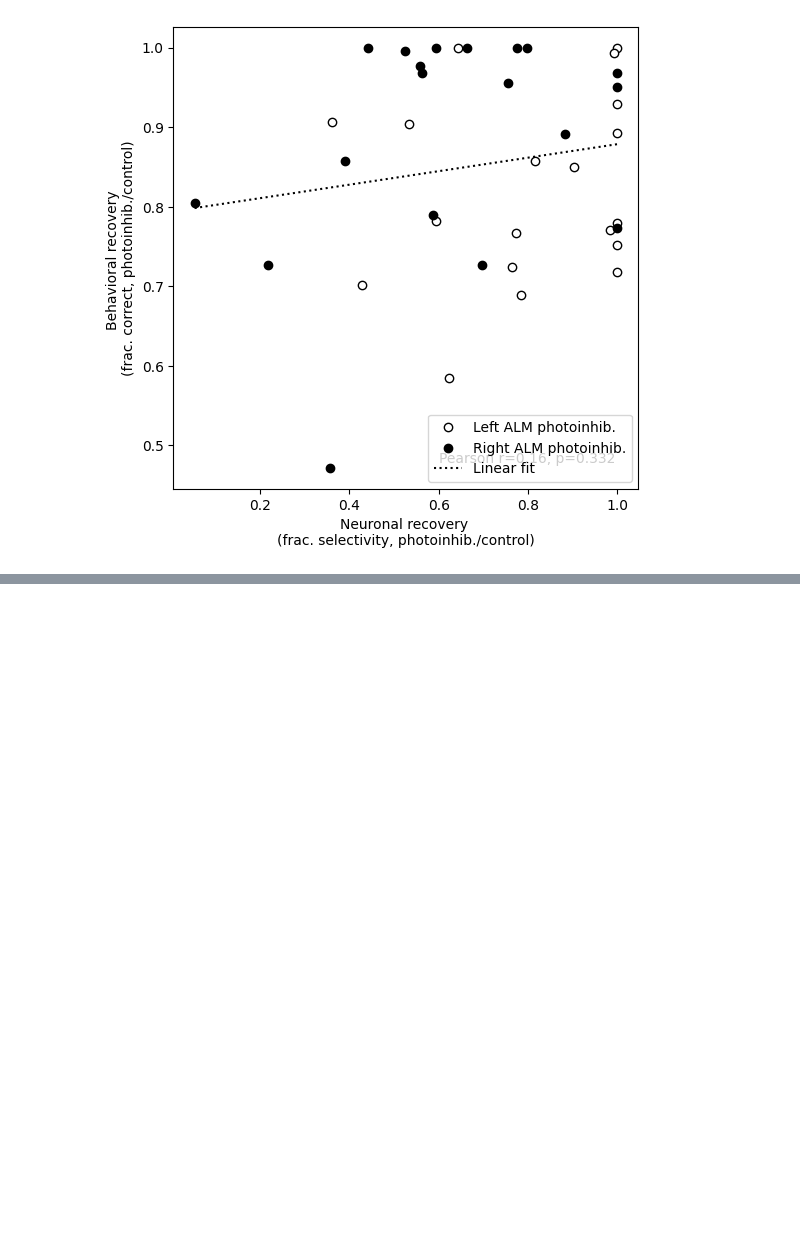
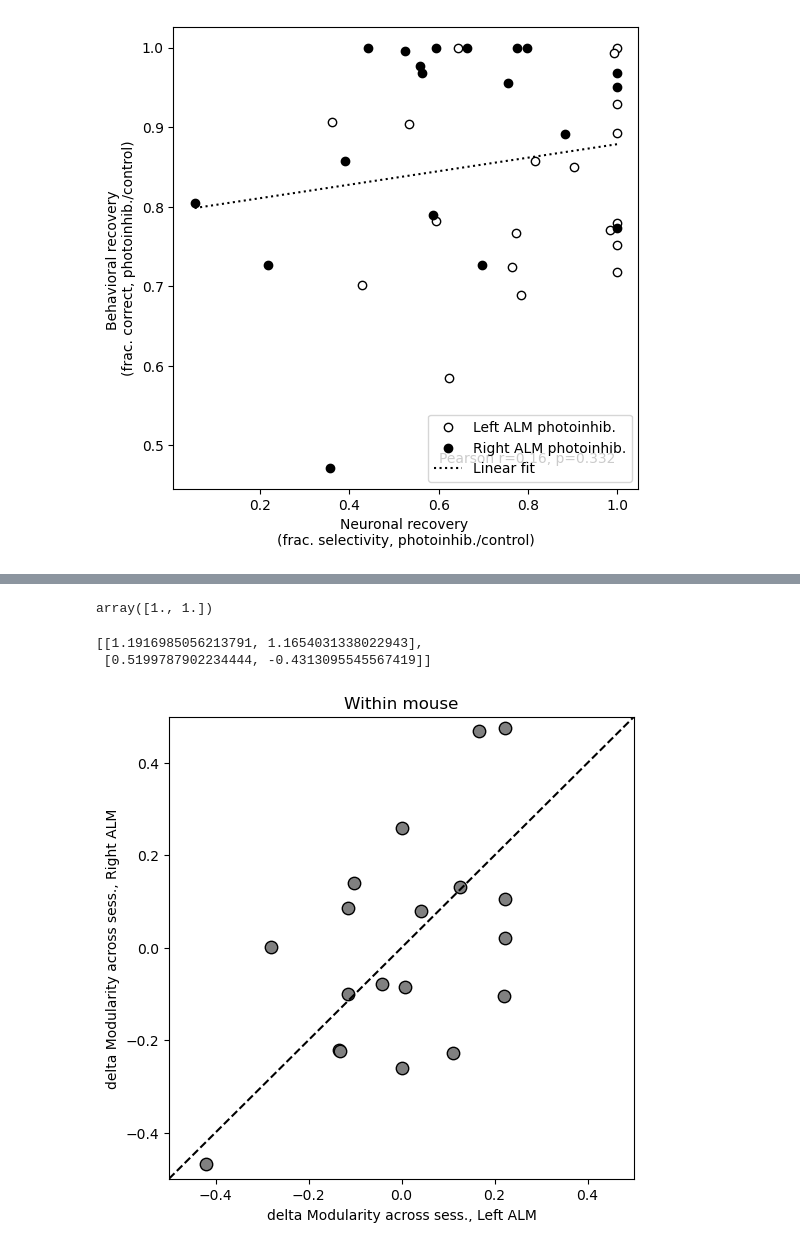
Before and after one commit to catherinewang99/EphysAnalysis, a Jupyter notebook: fig-1_suppl.ipynb, the cells around one changed output, grey strips where cells are left out. Cells and saved outputs as stored; diff of their text form; code cells hidden in the pictures; blank space fills up the shorter version.

```diff
--- a/fig-1_suppl.ipynb
+++ b/fig-1_suppl.ipynb
@@ -1246,0 +1409,28 @@ plt.show()
+# %%
+agg_all_opto_prop_stim_left[2]
+# %% [output]
+array([1., 1.])
+# %%
+# np.array(save_all).shape
+save_all[0]
+# %% [output]
+[[1.1916985056213791, 1.1654031338022943],
+ [0.5199787902234444, -0.4313095545567419]]
+# %%
+f=plt.figure(figsize=(6,6))
+for i in range(len(agg_all_opto_prop_stim_left)):
+    if len(agg_all_opto_prop_stim_left[i]) > 0 and len(agg_all_opto_prop_stim_right[i]) > 0:
+        av_left = np.mean(agg_all_opto_prop_stim_left[i])
+        av_right = np.mean(agg_all_opto_prop_stim_right[i])
+
+        plt.scatter(agg_all_opto_prop_stim_left[i] - av_left, agg_all_opto_prop_stim_right[i] - av_right, s=80, c='grey', edgecolors='black', label=savepaths[i].split('\\')[-3])
+
+plt.xlim(-0.5, 0.5)
+plt.ylim(-0.5, 0.5)
+plt.xlabel('delta Modularity across sess., Left ALM')
+plt.ylabel('delta Modularity across sess., Right ALM')
+plt.plot([-0.5, 0.5], [-0.5, 0.5], ls='--', color='black')
+plt.title('Within mouse')
+plt.savefig(r'P:\paperfigures\fig1\robustness_scatter_within_mouse.pdf')
+# %% [output]
+[figure, added]
```
Also changed, not shown: parts of 9 cells of this notebook, 3 other files.
